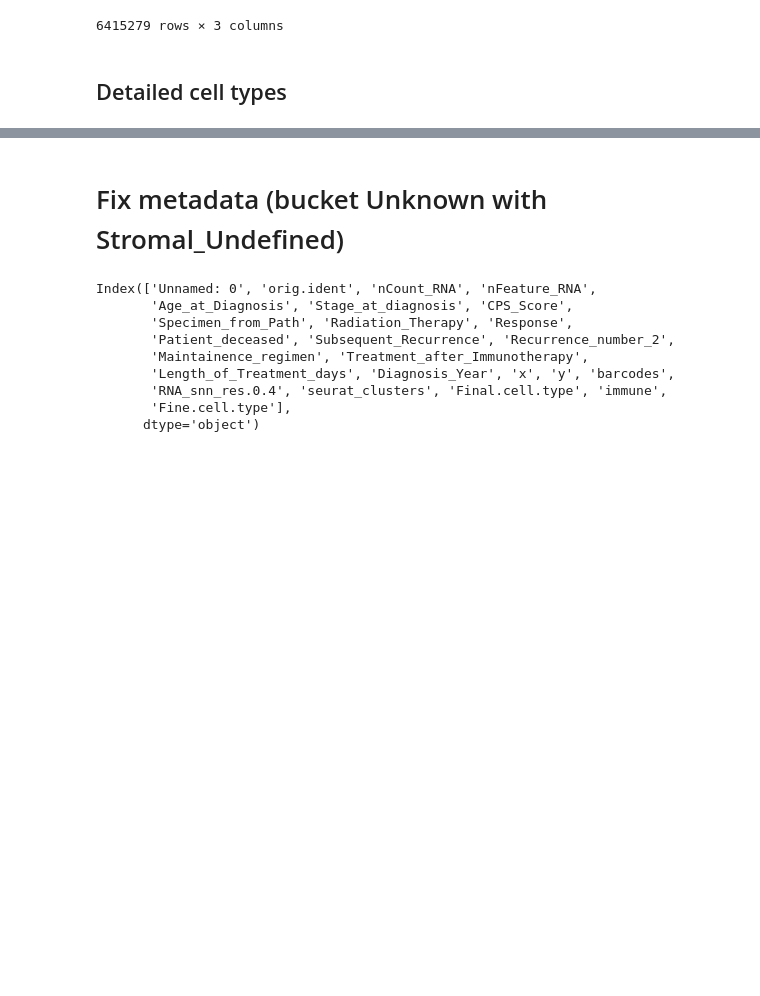
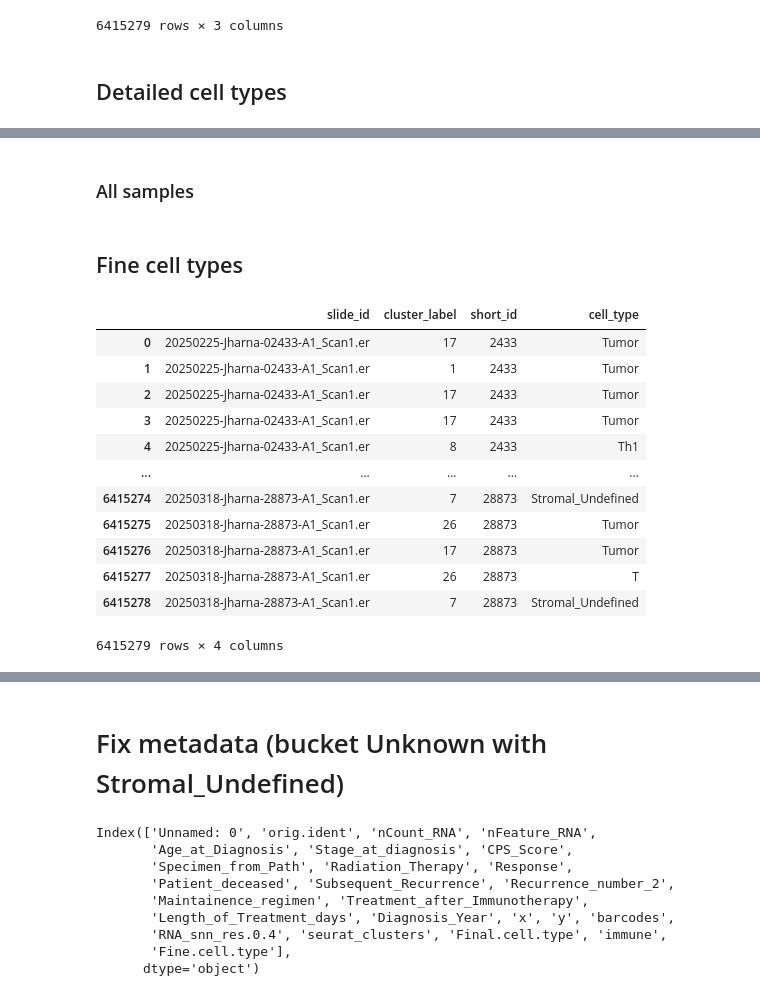
Before and after one commit to FenyoLab/EC_codeximaging, a Jupyter notebook: notebooks/celesta_data_prep_cervical.ipynb, the cells around one changed output, grey strips where cells are left out. Saved outputs shown, nothing was run; the diff lists cells and outputs as text; code cells hidden in the pictures; blank space fills up the shorter version.

```diff
--- a/notebooks/celesta_data_prep_cervical.ipynb
+++ b/notebooks/celesta_data_prep_cervical.ipynb
@@ -264,3 +328,5 @@ phenotype_clusters
+# %% [markdown]
+### All samples
 # %%
 # Directory containing celesta result folders
 celesta_results_dir = "/gpfs/home/yb2612/yb2612_fenyo/results/celesta/detailed_cell_types"
@@ -313,3 +379,22 @@ print(phenotype_clusters.head())
 # %%
 phenotype_clusters.to_csv("/gpfs/home/yb2612/proteomics/data/Cervical_mIF/output/initial_run/celltypes/27_clusters/cell_types_detailed_default2.csv", index=False)
 print(phenotype_clusters["short_id"].value_counts())
+# %% [markdown]
+## Fine cell types
+# %%
+detailed_cell_types = pd.read_csv("/gpfs/home/yb2612/proteomics/data/Cervical_mIF/output/initial_run/celltypes/27_clusters/cell_types_detailed_default.csv")
+detailed_cell_types
+# %% [output]
+|  | slide_id | cluster_label | short_id | cell_type |
+| 0 | 20250225-Jharna-02433-A1_Scan1.er | 17 | 2433 | Tumor |
+| 1 | 20250225-Jharna-02433-A1_Scan1.er | 1 | 2433 | Tumor |
+| 2 | 20250225-Jharna-02433-A1_Scan1.er | 17 | 2433 | Tumor |
+| 3 | 20250225-Jharna-02433-A1_Scan1.er | 17 | 2433 | Tumor |
+| 4 | 20250225-Jharna-02433-A1_Scan1.er | 8 | 2433 | Th1 |
+| ... | ... | ... | ... | ... |
+| 6415274 | 20250318-Jharna-28873-A1_Scan1.er | 7 | 28873 | Stromal_Undefined |
+| 6415275 | 20250318-Jharna-28873-A1_Scan1.er | 26 | 28873 | Tumor |
+| 6415276 | 20250318-Jharna-28873-A1_Scan1.er | 17 | 28873 | Tumor |
+| 6415277 | 20250318-Jharna-28873-A1_Scan1.er | 26 | 28873 | T |
+| 6415278 | 20250318-Jharna-28873-A1_Scan1.er | 7 | 28873 | Stromal_Undefined |
+6415279 rows × 4 columns
```
Also changed, not shown: parts of 19 cells of this notebook, 10 other files.
